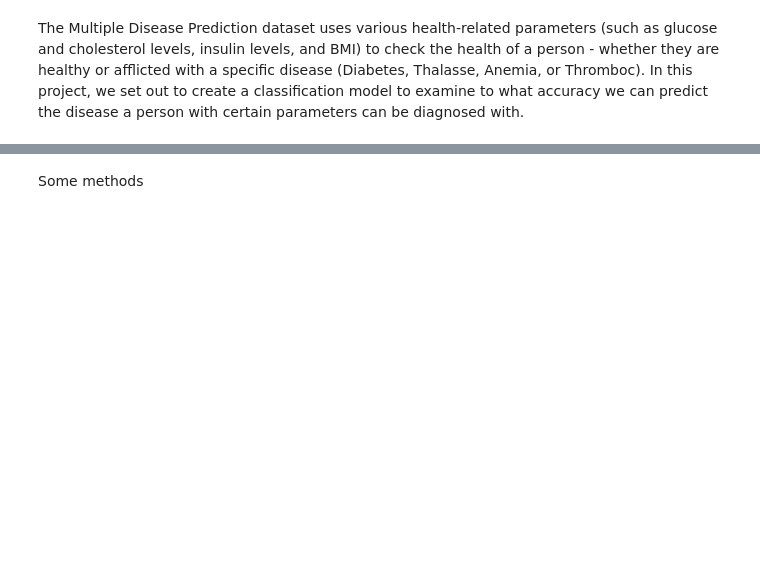
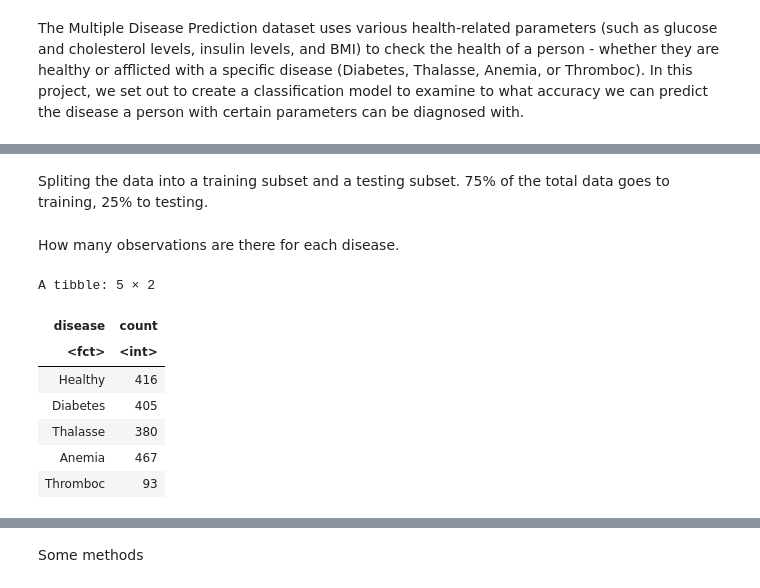
Before and after one commit to kevin-wu01/dsci-100-2023w2-group-39, a Jupyter notebook: group_project_proposal.ipynb, the cells around one changed output, grey strips where cells are left out. Cells and saved outputs as stored; diff of their text form; code cells hidden in the pictures; blank space fills up the shorter version.

```diff
--- a/group_project_proposal.ipynb
+++ b/group_project_proposal.ipynb
@@ -63,0 +98,2 @@ dbl (24): Glucose, Cholesterol, Hemoglobin, Platelets, White Blood Cells, Re...
+# %% [markdown]
+Spliting the data into a training subset and a testing subset. 75% of the total data goes to training, 25% to testing.
@@ -63,0 +104,16 @@ dbl (24): Glucose, Cholesterol, Hemoglobin, Platelets, White Blood Cells, Re...
+# %% [markdown]
+How many observations are there for each disease.
+# %%
+obersvation_count <- training_blood_samples |>
+            group_by(disease) |>
+            summarize(count = n())
+obersvation_count
+# %% [output]
+A tibble: 5 × 2
+| disease | count |
+| <fct> | <int> |
+| Healthy | 416 |
+| Diabetes | 405 |
+| Thalasse | 380 |
+| Anemia | 467 |
+| Thromboc | 93 |
```
Also changed, not shown: parts of 24 cells of this notebook.
